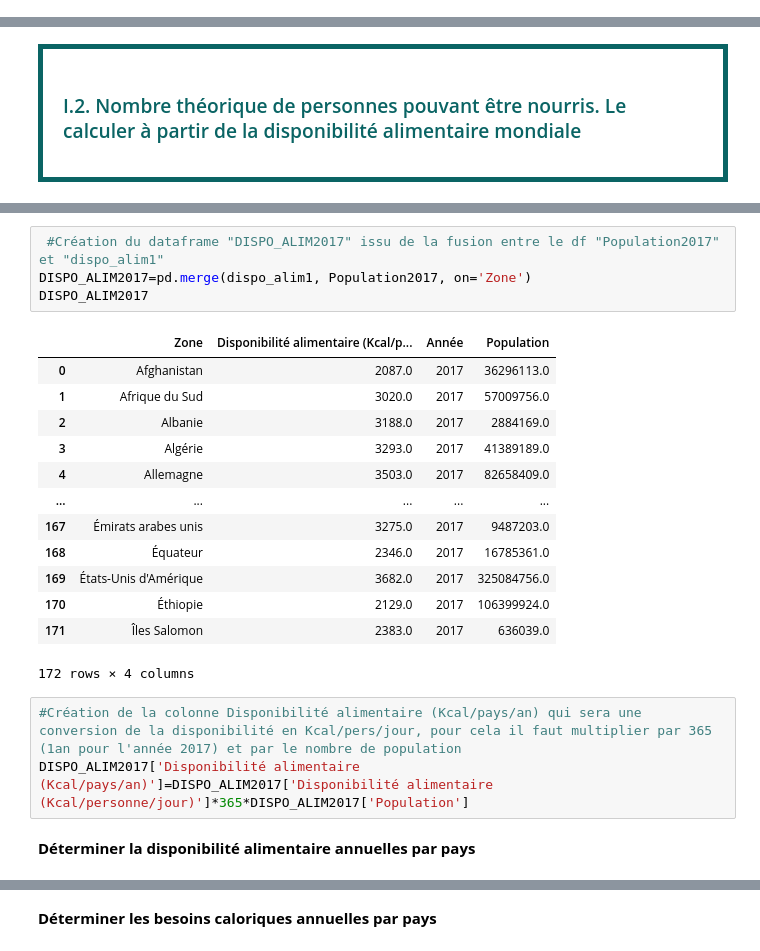
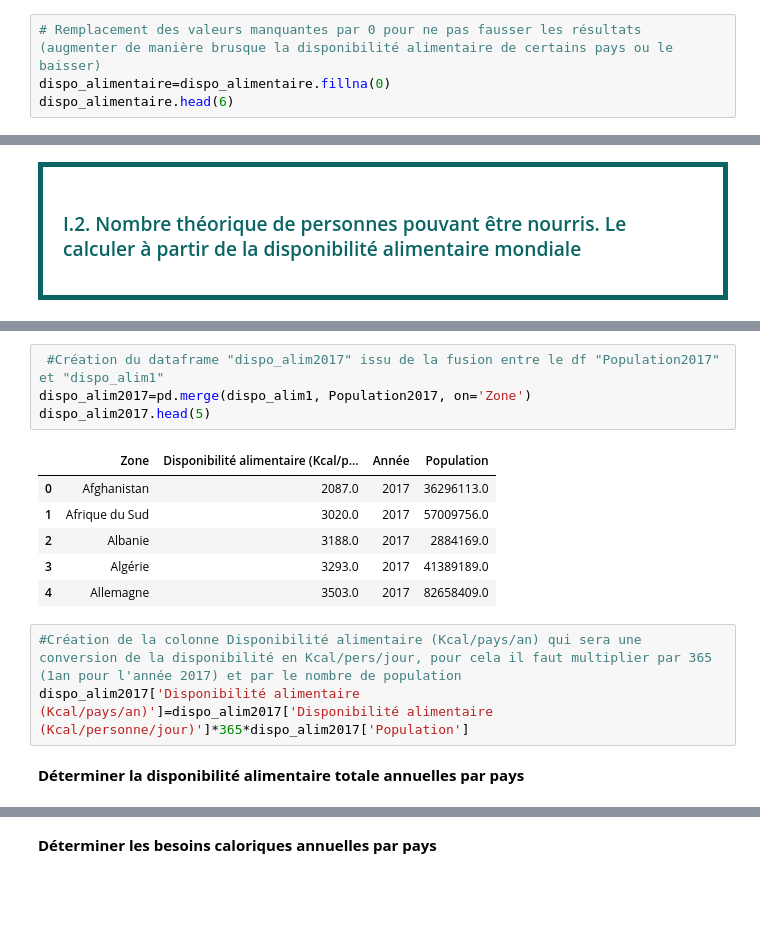
Before and after one commit to BM-Aurelie78/Projet-4-Realiser-une-etude-de-sante-publique-avec-R-ou-Python, a Jupyter notebook: Bellony-Montout_Aurélie_ 1_notebook_09032023_version_antérieure_29032023.ipynb, the cells around one changed output, grey strips where cells are left out. Saved outputs shown, nothing was run; the diff lists cells and outputs as text; blank space fills up the shorter version.

```diff
--- a/Bellony-Montout_Aurélie_ 1_notebook_09032023_version_antérieure_29032023.ipynb
+++ b/Bellony-Montout_Aurélie_ 1_notebook_09032023_version_antérieure_29032023.ipynb
@@ -360,0 +377,4 @@ dispo_alimentaire.describe()
+# %%
+# Remplacement des valeurs manquantes par 0 pour ne pas fausser les résultats (augmenter de manière brusque la disponibilité alimentaire de certains pays ou le baisser)
+dispo_alimentaire=dispo_alimentaire.fillna(0)
+dispo_alimentaire.head(6)
@@ -441,24 +551,17 @@ Name: Disponibilité alimentaire (Kcal/personne/jour), Length: 174, dtype: float
 # %%
- #Création du dataframe "DISPO_ALIM2017" issu de la fusion entre le df "Population2017" et "dispo_alim1"
-DISPO_ALIM2017=pd.merge(dispo_alim1, Population2017, on='Zone')
-DISPO_ALIM2017
+ #Création du dataframe "dispo_alim2017" issu de la fusion entre le df "Population2017" et "dispo_alim1"
+dispo_alim2017=pd.merge(dispo_alim1, Population2017, on='Zone')
+dispo_alim2017.head(5)
 # %% [output]
 |  | Zone | Disponibilité alimentaire (Kcal/p... | Année | Population |
 | 0 | Afghanistan | 2087.0 | 2017 | 36296113.0 |
 | 1 | Afrique du Sud | 3020.0 | 2017 | 57009756.0 |
 | 2 | Albanie | 3188.0 | 2017 | 2884169.0 |
 | 3 | Algérie | 3293.0 | 2017 | 41389189.0 |
 | 4 | Allemagne | 3503.0 | 2017 | 82658409.0 |
-| ... | ... | ... | ... | ... |
-| 167 | Émirats arabes unis | 3275.0 | 2017 | 9487203.0 |
-| 168 | Équateur | 2346.0 | 2017 | 16785361.0 |
-| 169 | États-Unis d'Amérique | 3682.0 | 2017 | 325084756.0 |
-| 170 | Éthiopie | 2129.0 | 2017 | 106399924.0 |
-| 171 | Îles Salomon | 2383.0 | 2017 | 636039.0 |
-172 rows × 4 columns
 # %%
 #Création de la colonne Disponibilité alimentaire (Kcal/pays/an) qui sera une conversion de la disponibilité en Kcal/pers/jour, pour cela il faut multiplier par 365 (1an pour l'année 2017) et par le nombre de population
-DISPO_ALIM2017['Disponibilité alimentaire (Kcal/pays/an)']=DISPO_ALIM2017['Disponibilité alimentaire (Kcal/personne/jour)']*365*DISPO_ALIM2017['Population']
+dispo_alim2017['Disponibilité alimentaire (Kcal/pays/an)']=dispo_alim2017['Disponibilité alimentaire (Kcal/personne/jour)']*365*dispo_alim2017['Population']
 # %% [markdown]
-**Déterminer la disponibilité alimentaire annuelles par pays**
+**Déterminer la disponibilité alimentaire totale annuelles par pays**
 # %%
```
Also changed, not shown: parts of 94 cells of this notebook.
